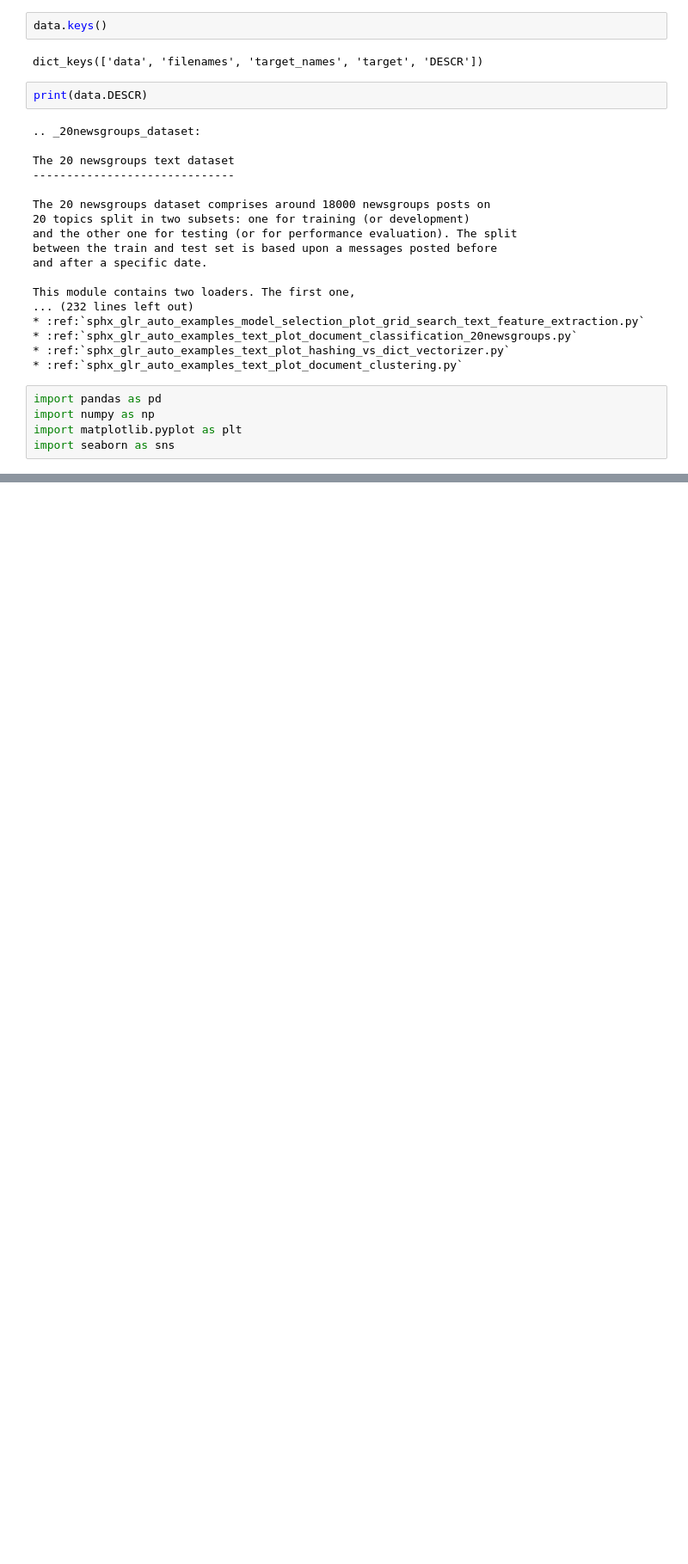
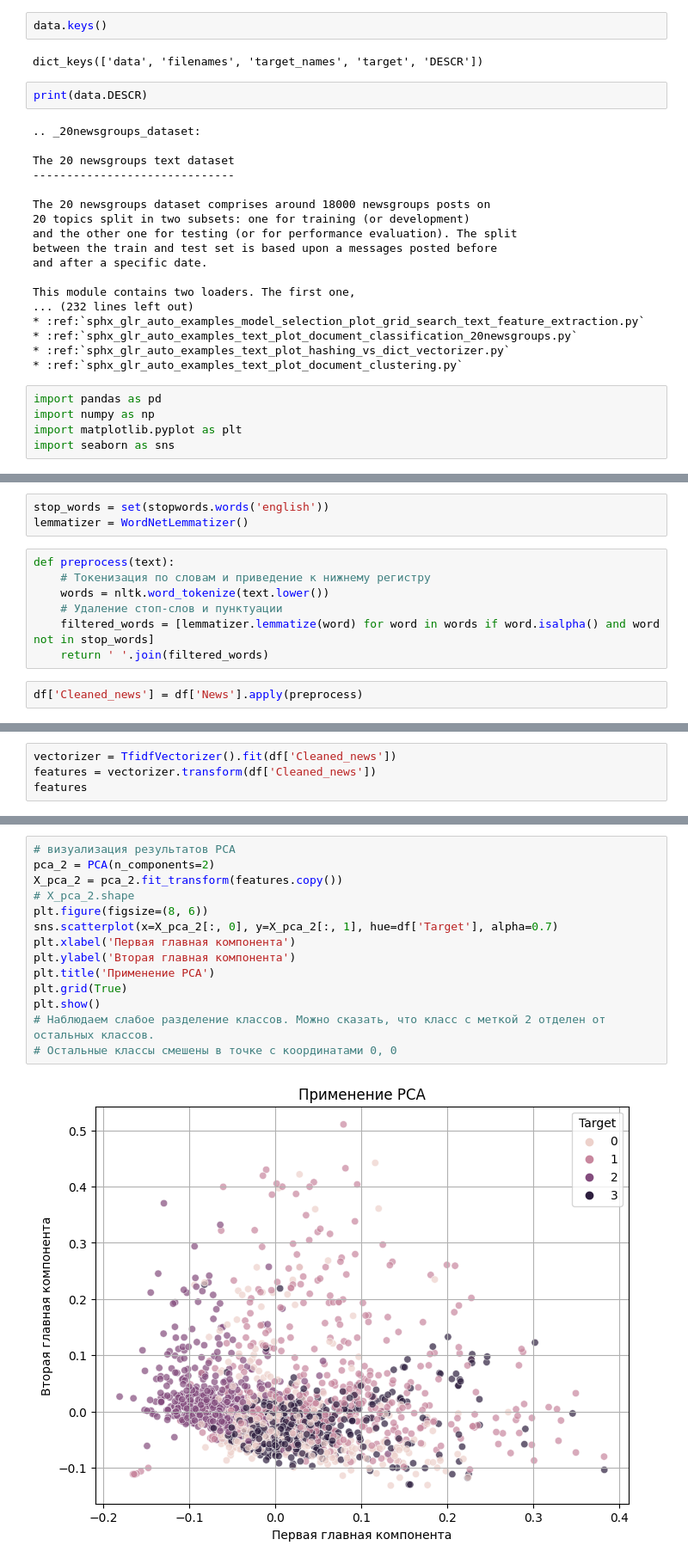
Before and after one commit to alexpgb/Python_DS_2024, a Jupyter notebook: S9/Python_DS_2024_S9_HW.ipynb, the cells around one changed output, grey strips where cells are left out. Shown at 86% size. Saved outputs shown, nothing was run; the diff lists cells and outputs as text; blank space fills up the shorter version.

```diff
--- a/S9/Python_DS_2024_S9_HW.ipynb
+++ b/S9/Python_DS_2024_S9_HW.ipynb
@@ -84,0 +150,12 @@ df = pd.DataFrame(data=data.data, columns='News', )
+# %%
+stop_words = set(stopwords.words('english'))
+lemmatizer = WordNetLemmatizer()
+# %%
+def preprocess(text):
+    # Токенизация по словам и приведение к нижнему регистру
+    words = nltk.word_tokenize(text.lower())
+    # Удаление стоп-слов и пунктуации
+    filtered_words = [lemmatizer.lemmatize(word) for word in words if word.isalpha() and word not in stop_words]
+    return ' '.join(filtered_words)
+# %%
+df['Cleaned_news'] = df['News'].apply(preprocess)
@@ -84,0 +178,4 @@ df = pd.DataFrame(data=data.data, columns='News', )
+# %%
+vectorizer = TfidfVectorizer().fit(df['Cleaned_news'])
+features = vectorizer.transform(df['Cleaned_news'])
+features
@@ -84,0 +226,16 @@ df = pd.DataFrame(data=data.data, columns='News', )
+# %%
+# визуализация результатов PCA
+pca_2 = PCA(n_components=2)
+X_pca_2 = pca_2.fit_transform(features.copy())
+# X_pca_2.shape
+plt.figure(figsize=(8, 6))
+sns.scatterplot(x=X_pca_2[:, 0], y=X_pca_2[:, 1], hue=df['Target'], alpha=0.7)
+plt.xlabel('Первая главная компонента')
+plt.ylabel('Вторая главная компонента')
+plt.title('Применение PCA')
+plt.grid(True)
+plt.show()
+# Наблюдаем слабое разделение классов. Можно сказать, что класс с меткой 2 отделен от остальных классов.
+# Остальные классы смешены в точке с координатами 0, 0
+# %% [output]
+[figure, added]
```
Also changed, not shown: parts of 31 cells of this notebook.
